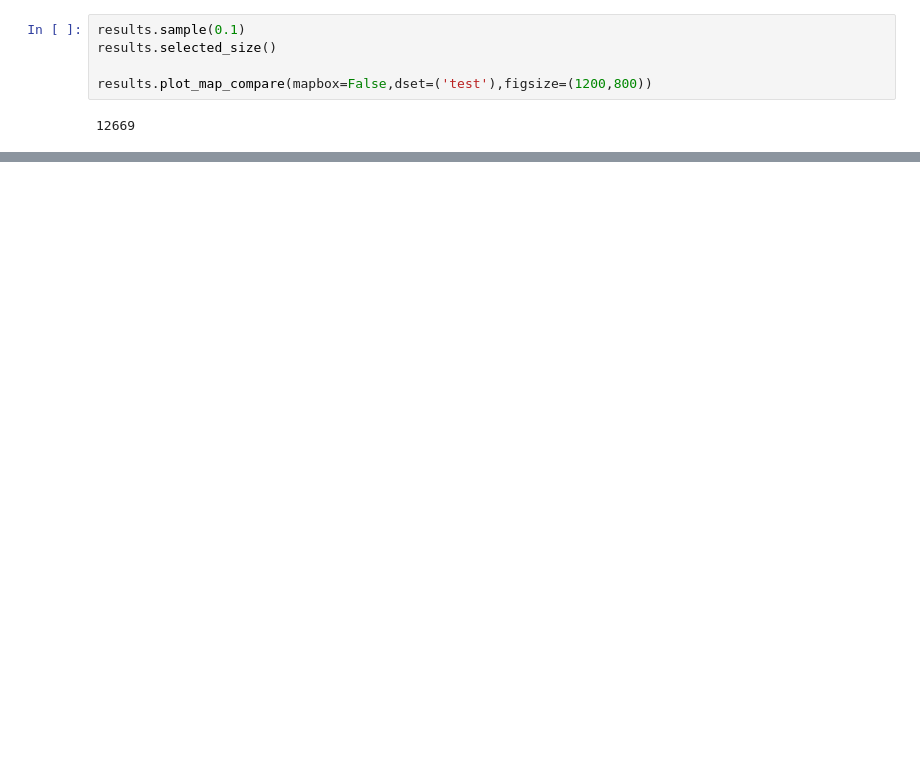
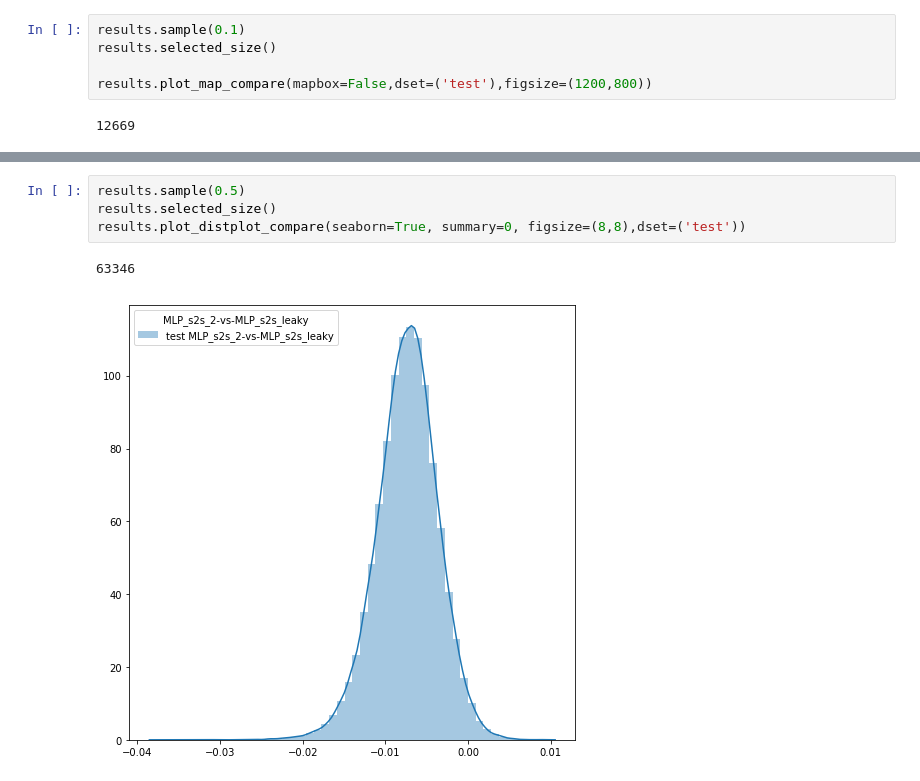
Before and after one commit to bejar/Wind, a Jupyter notebook: Notebooks/0EnergiesStatisticsFullExpCompare.ipynb, the cells around one changed output, grey strips where cells are left out. Cells and saved outputs as stored; diff of their text form; blank space fills up the shorter version.

```diff
--- a/Notebooks/0EnergiesStatisticsFullExpCompare.ipynb
+++ b/Notebooks/0EnergiesStatisticsFullExpCompare.ipynb
@@ -531,0 +577,7 @@ results.plot_hours_boxplot_compare(dset=('test'), figsize=(10,6))
+# %%
+results.sample(0.5)
+results.selected_size()
+results.plot_distplot_compare(seaborn=True, summary=0, figsize=(8,8),dset=('test'))
+# %% [output]
+63346
+[figure, added]
```
Also changed, not shown: parts of 44 cells of this notebook, 3 other files.
